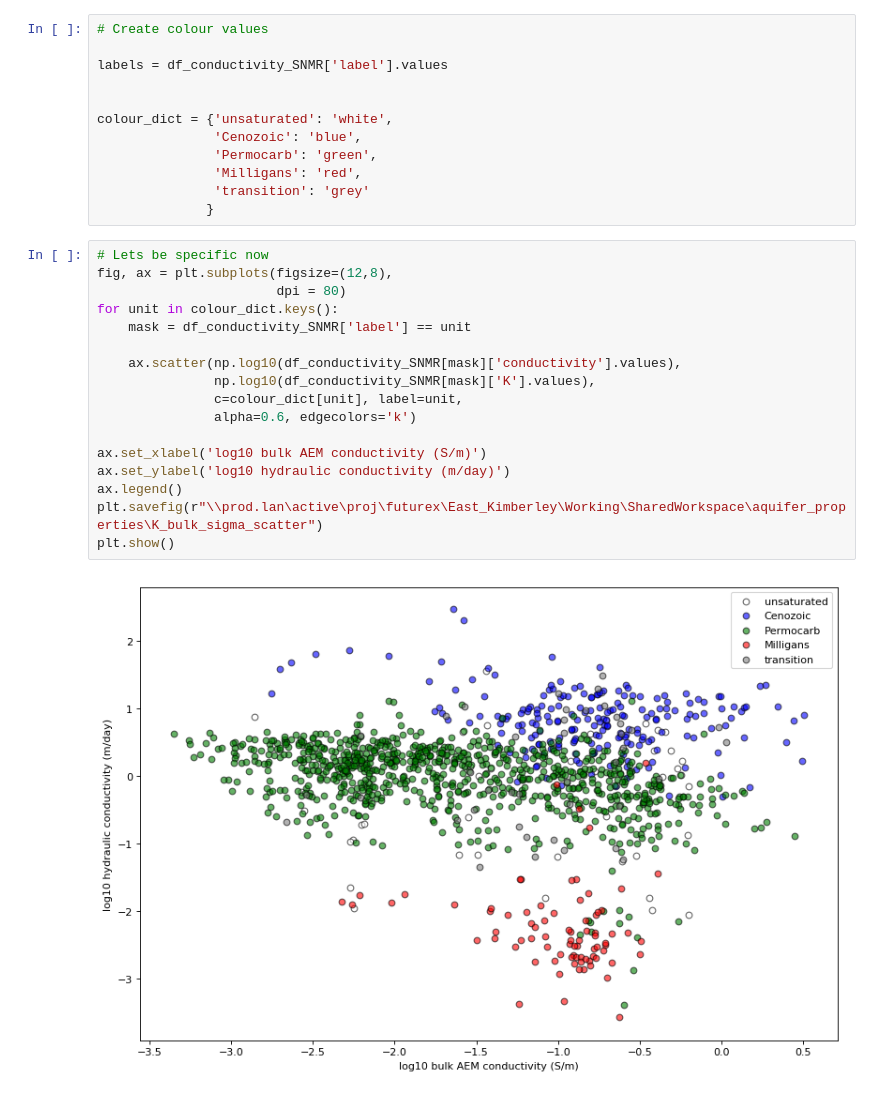
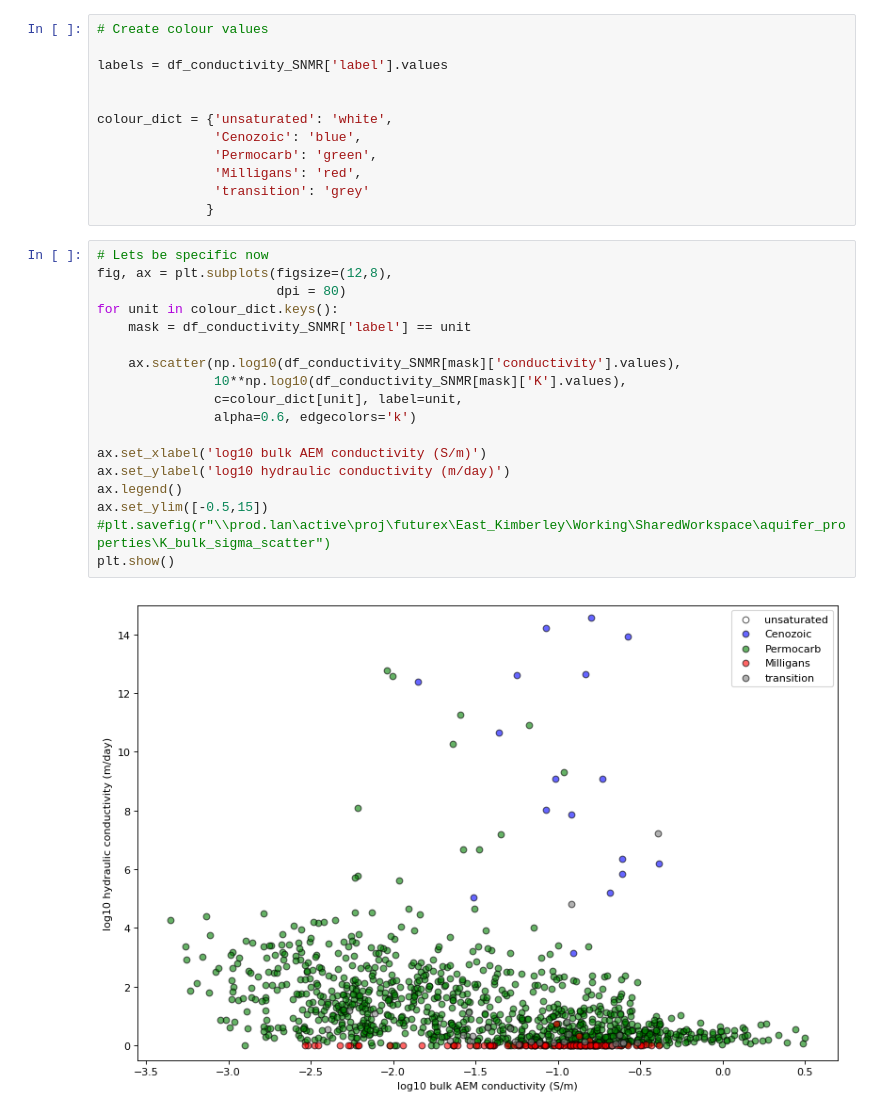
Before and after one commit to GeoscienceAustralia/hydrogeol_utils, a Jupyter notebook: notebooks/probe_AEM_SNMR_relationship.ipynb, the cells around one changed output. Cells and saved outputs as stored; diff of their text form.

```diff
--- a/notebooks/probe_AEM_SNMR_relationship.ipynb
+++ b/notebooks/probe_AEM_SNMR_relationship.ipynb
@@ -281,22 +281,23 @@ colour_dict = {'unsaturated': 'white',
 # %%
 # Lets be specific now
 fig, ax = plt.subplots(figsize=(12,8),
                        dpi = 80)
 for unit in colour_dict.keys():
     mask = df_conductivity_SNMR['label'] == unit
 
     ax.scatter(np.log10(df_conductivity_SNMR[mask]['conductivity'].values),
-               np.log10(df_conductivity_SNMR[mask]['K'].values),
+               10**np.log10(df_conductivity_SNMR[mask]['K'].values),
                c=colour_dict[unit], label=unit,
                alpha=0.6, edgecolors='k')
 
 ax.set_xlabel('log10 bulk AEM conductivity (S/m)')
 ax.set_ylabel('log10 hydraulic conductivity (m/day)')
 ax.legend()
-plt.savefig(r"\\prod.lan\active\proj\futurex\East_Kimberley\Working\SharedWorkspace\aquifer_properties\K_bulk_sigma_scatter")
+ax.set_ylim([-0.5,15])
+#plt.savefig(r"\\prod.lan\active\proj\futurex\East_Kimberley\Working\SharedWorkspace\aquifer_properties\K_bulk_sigma_scatter")
 plt.show()
 # %% [output]
-[figure, old version]
+[figure, new version]
 # %%
 # Lets be specific now
 fig, ax = plt.subplots(figsize=(12,8),
```
Also changed, not shown: parts of 3 cells of this notebook, 8 other files.
